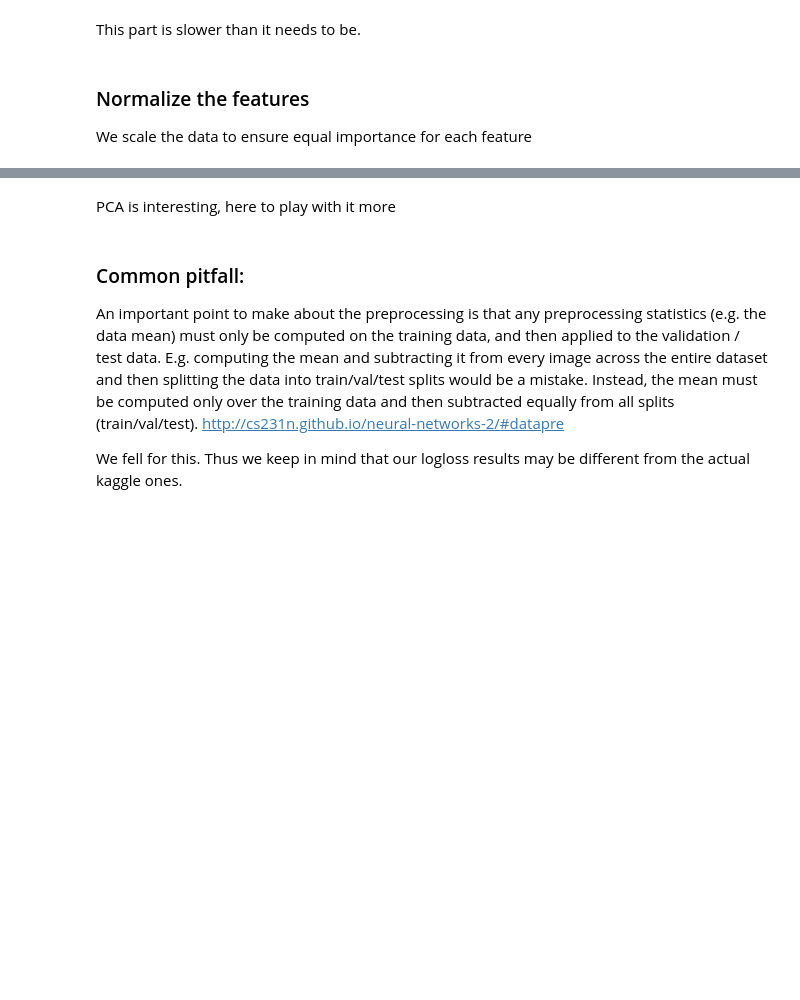
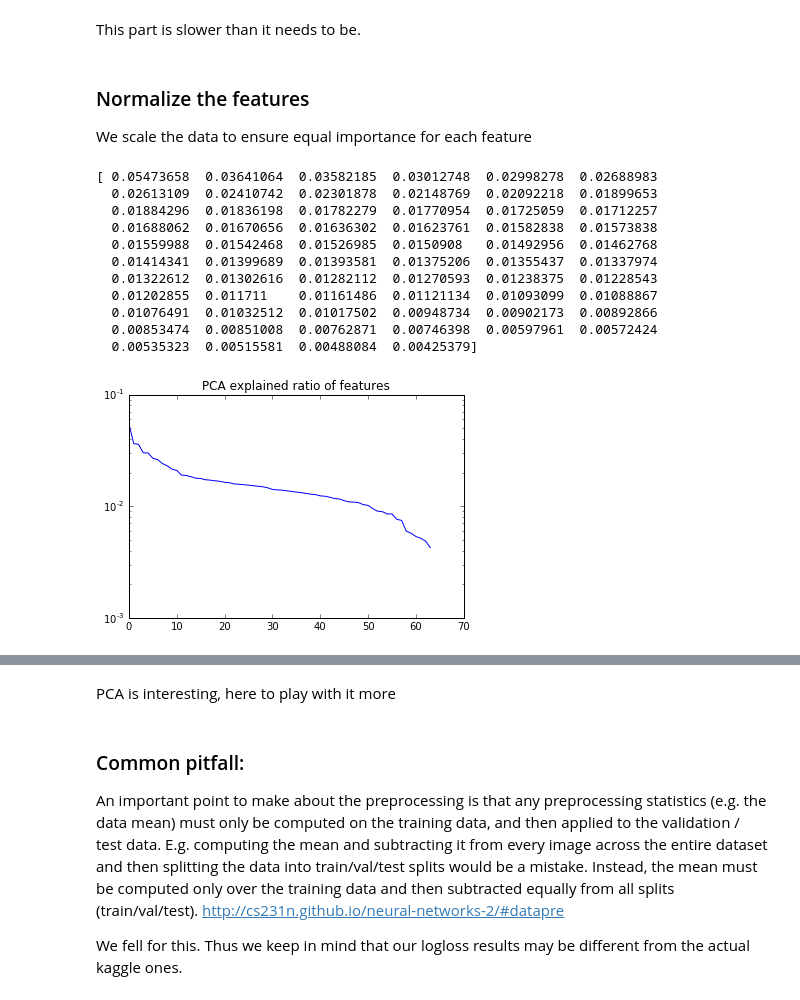
Before and after one commit to kyleiwaniec/w207_Kaggle, a Jupyter notebook: crimeSF_NN_logodds_hierarchy_Jackson.ipynb, the cells around one changed output, grey strips where cells are left out. Saved outputs shown, nothing was run; the diff lists cells and outputs as text; code cells hidden in the pictures; blank space fills up the shorter version.

```diff
--- a/crimeSF_NN_logodds_hierarchy_Jackson.ipynb
+++ b/crimeSF_NN_logodds_hierarchy_Jackson.ipynb
@@ -229,3 +247,6 @@ def getLogOdds(key,logodds):
 '''
 # %% [output]
 "\nimport sys,random\ndef getLogOdds(key,logodds):\n    if( random.random() > .999):\n            sys.stdout.write('.')\n    while (len(key) > 0):\n        if key in logodds.index:\n            return ...
+# %%
+labels = trainDF["Category"].astype('category')
+type(labels)
@@ -326,12 +349,24 @@ scaler = preprocessing.StandardScaler()
 scaler.fit(features)
 features[collist]=scaler.transform(features)
 # %%
-'''
+
 new_PCA=PCA(n_components=64)
 new_PCA.fit(features)
 plt.plot(new_PCA.explained_variance_ratio_)
 plt.yscale('log')
 plt.title("PCA explained ratio of features")
 print new_PCA.explained_variance_ratio_
-'''
+# %% [output]
+[ 0.05473658  0.03641064  0.03582185  0.03012748  0.02998278  0.02688983
+  0.02613109  0.02410742  0.02301878  0.02148769  0.02092218  0.01899653
+  0.01884296  0.01836198  0.01782279  0.01770954  0.01725059  0.01712257
+  0.01688062  0.01670656  0.01636302  0.01623761  0.01582838  0.01573838
+  0.01559988  0.01542468  0.01526985  0.0150908   0.01492956  0.01462768
+  0.01414341  0.01399689  0.01393581  0.01375206  0.01355437  0.01337974
+  0.01322612  0.01302616  0.01282112  0.01270593  0.01238375  0.01228543
+  0.01202855  0.011711    0.01161486  0.01121134  0.01093099  0.01088867
+  0.01076491  0.01032512  0.01017502  0.00948734  0.00902173  0.00892866
+  0.00853474  0.00851008  0.00762871  0.00746398  0.00597961  0.00572424
+  0.00535323  0.00515581  0.00488084  0.00425379]
+[figure, added]
 # %%
```
Also changed, not shown: parts of 9 cells of this notebook, 10 other files.
